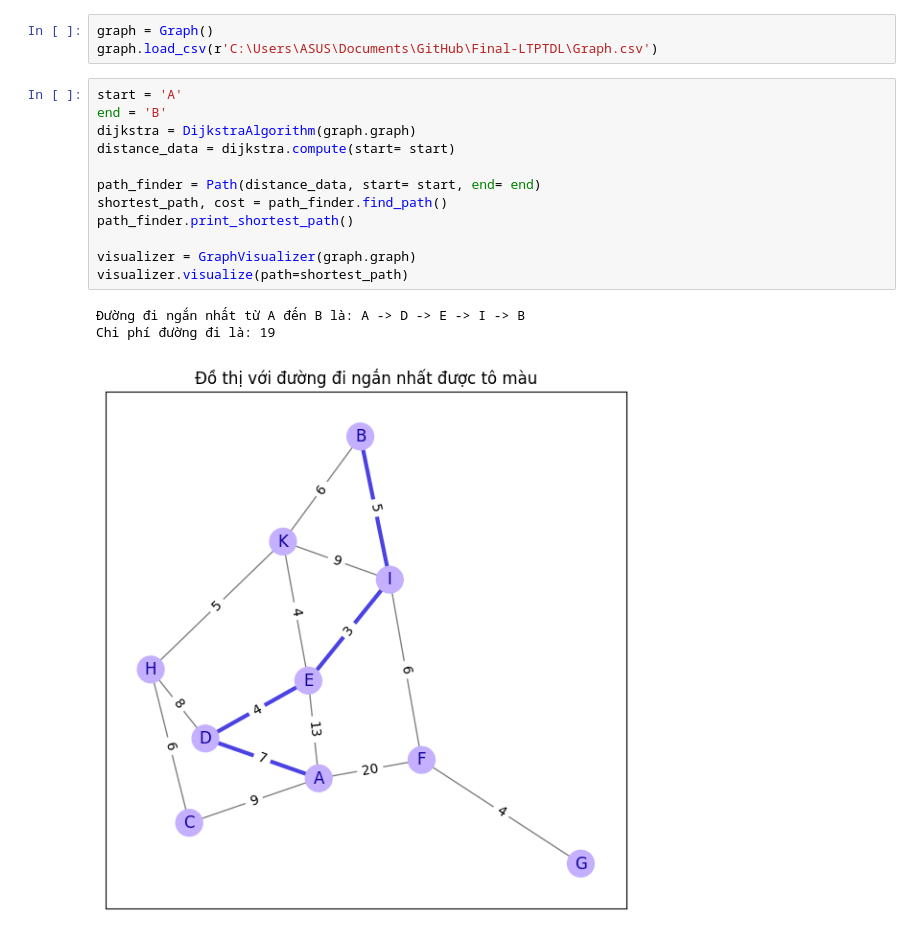
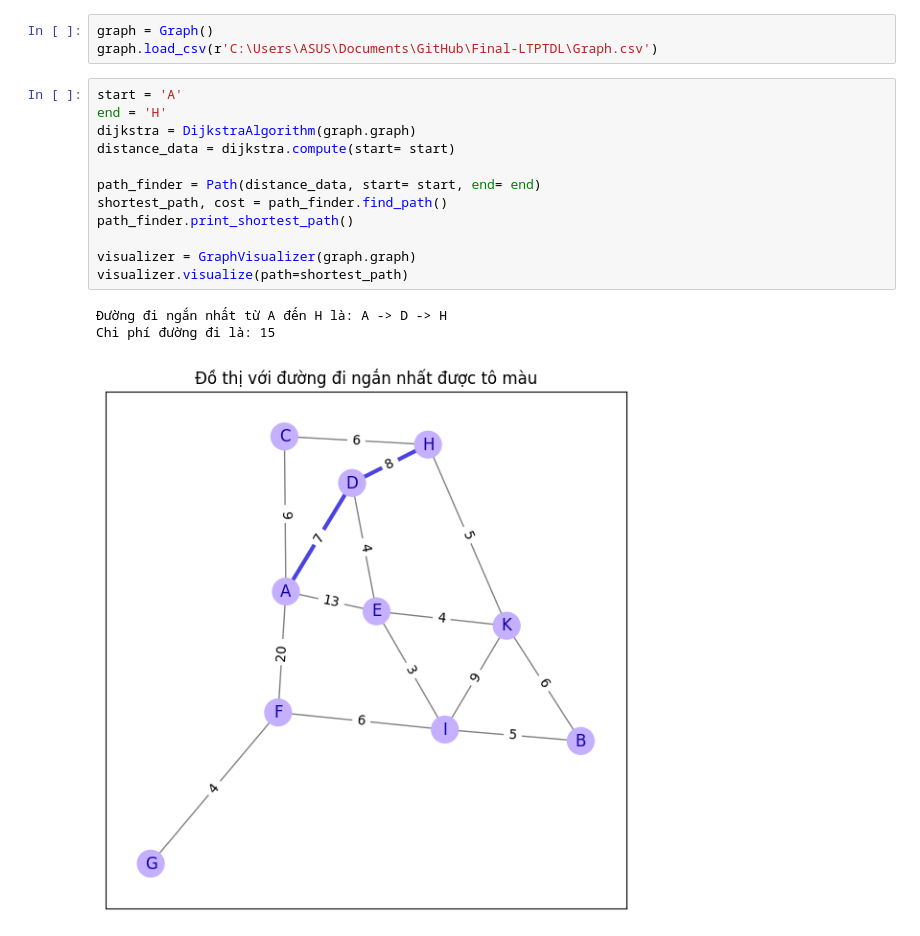
Before and after one commit to Gabriel-Duong/Final-L-p-tr-nh-ph-n-t-ch-d-li-u-UEH, a Jupyter notebook: Dijkstra.ipynb, the cells around one changed output. Drawn from its saved outputs; the diff is of its cells as text.

```diff
--- a/Dijkstra.ipynb
+++ b/Dijkstra.ipynb
@@ -124,17 +124,17 @@ graph = Graph()
 graph.load_csv(r'C:\Users\ASUS\Documents\GitHub\Final-LTPTDL\Graph.csv')
 # %%
 start = 'A'
-end = 'B'
+end = 'H'
 dijkstra = DijkstraAlgorithm(graph.graph)
 distance_data = dijkstra.compute(start= start)
 
 path_finder = Path(distance_data, start= start, end= end)
 shortest_path, cost = path_finder.find_path()
 path_finder.print_shortest_path()
 
 visualizer = GraphVisualizer(graph.graph)
 visualizer.visualize(path=shortest_path)
 # %% [output]
-Đường đi ngắn nhất từ A đến B là: A -> D -> E -> I -> B
-Chi phí đường đi là: 19
+Đường đi ngắn nhất từ A đến H là: A -> D -> H
+Chi phí đường đi là: 15
-[figure, old version]
+[figure, new version]
```
Also changed, not shown: parts of 1 cell of this notebook.
